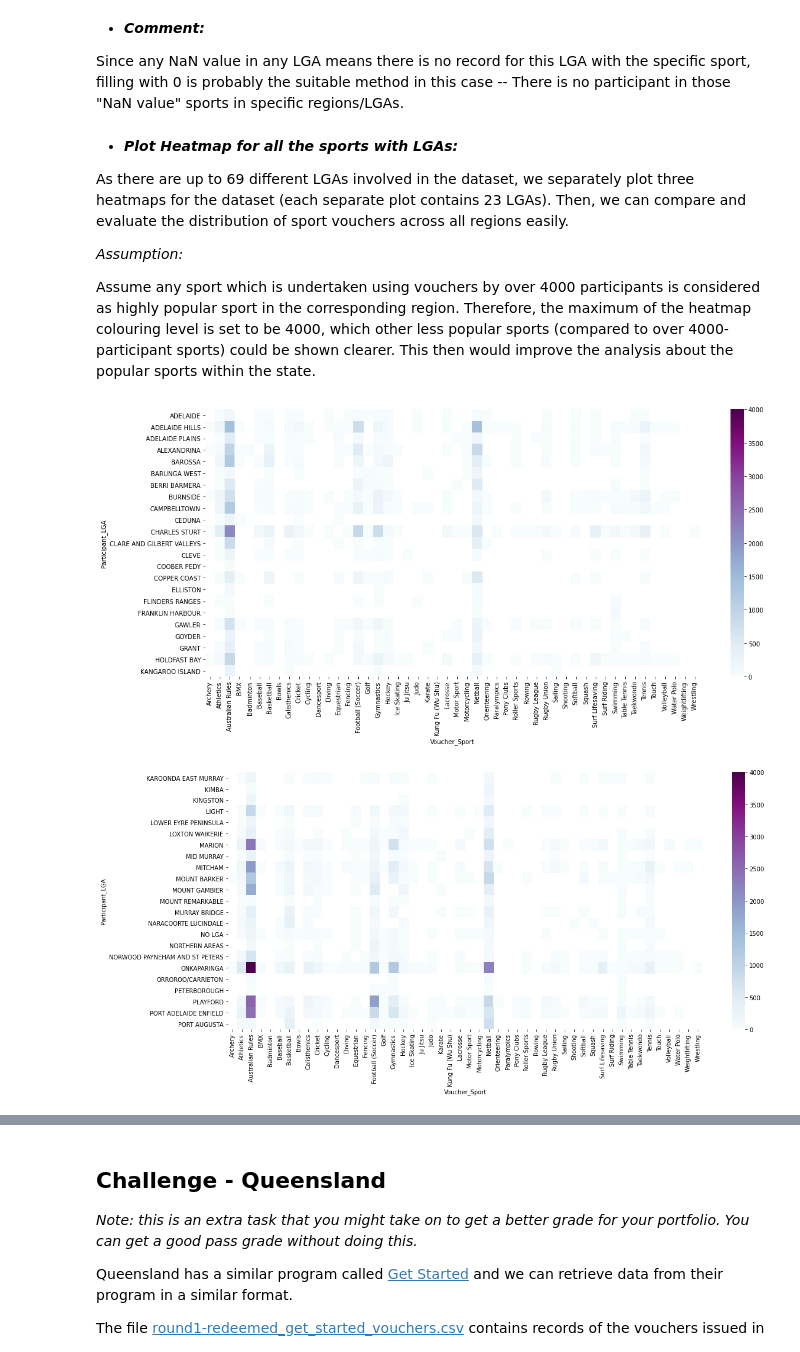
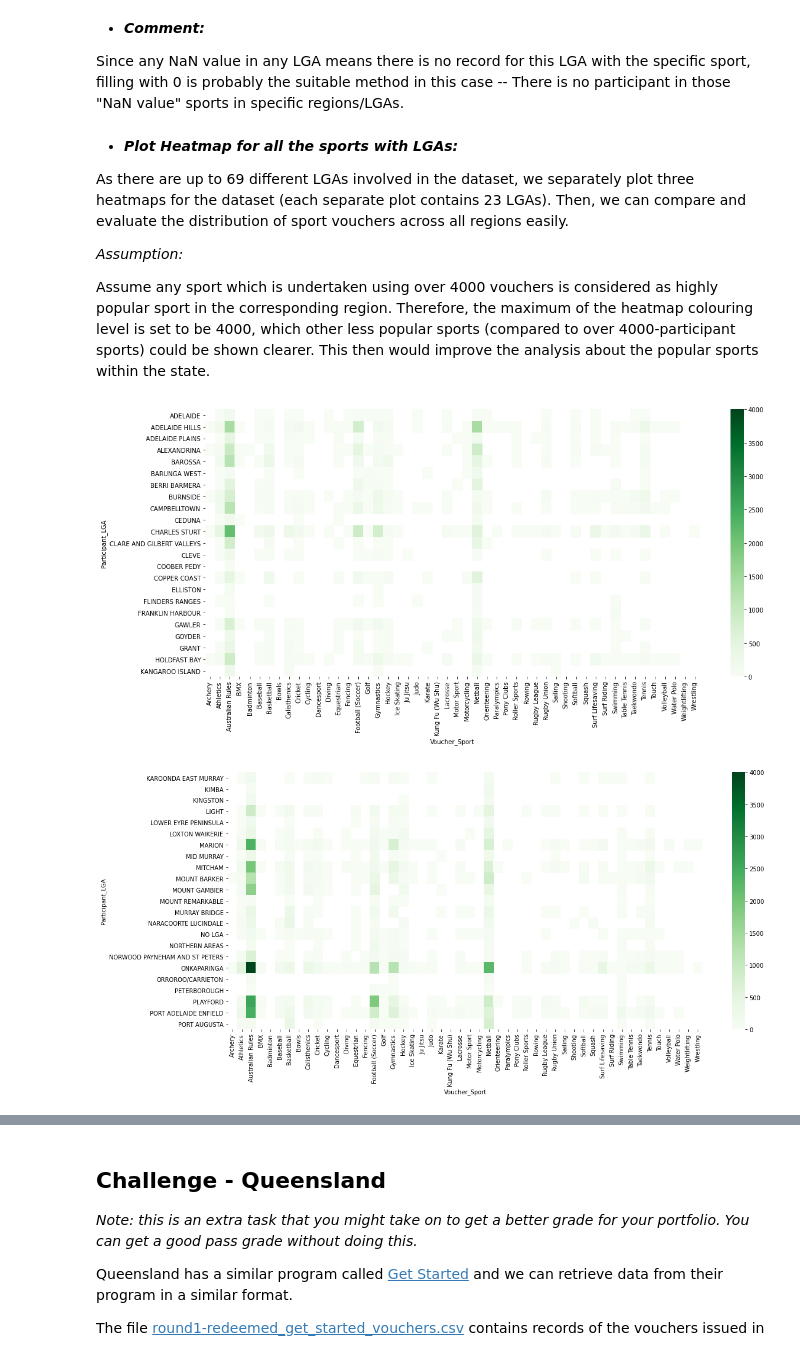
Before and after one commit to xuyenlinhHuynh/data-science-portfolio-xuyenlinhHuynh, a Jupyter notebook: Portfolio 2.ipynb, the cells around one changed output, grey strips where cells are left out. Saved outputs shown, nothing was run; the diff lists cells and outputs as text; code cells hidden in the pictures.

```diff
--- a/Portfolio 2.ipynb
+++ b/Portfolio 2.ipynb
@@ -280,18 +317,18 @@ As there are up to 69 different LGAs involved in the dataset, we separately plot
 
 *_Assumption:_*
 
-Assume any sport which is undertaken using vouchers by over 4000 participants is considered as highly popular sport in the corresponding region. Therefore, the maximum of the heatmap colouring level is set to be 4000, which other less popular sports (compared to over 4000-participant sports) could be shown clearer. This then would improve the analysis about the popular sports within the state.
+Assume any sport which is undertaken using over 4000 vouchers is considered as highly popular sport in the corresponding region. Therefore, the maximum of the heatmap colouring level is set to be 4000, which other less popular sports (compared to over 4000-participant sports) could be shown clearer. This then would improve the analysis about the popular sports within the state.
 # %%
 fig, ax = plt.subplots(figsize=(18, 8))
-sns.heatmap(lga_group[:23], cmap="BuPu", vmin = 0, vmax= 4000)
+sns.heatmap(lga_group[:23], cmap="Greens", vmin = 0, vmax= 4000)
 plt.show()
 # %% [output]
-[figure, old version]
+[figure, new version]
 # %%
 fig, ax = plt.subplots(figsize=(18, 8))
-sns.heatmap(lga_group[23:46], cmap="BuPu", vmin = 0, vmax= 4000)
+sns.heatmap(lga_group[23:46], cmap="Greens", vmin = 0, vmax= 4000)
 plt.show()
 # %% [output]
-[figure, old version]
+[figure, new version]
 # %%
 fig, ax = plt.subplots(figsize=(18, 8))
```
Also changed, not shown: parts of 13 cells of this notebook.
